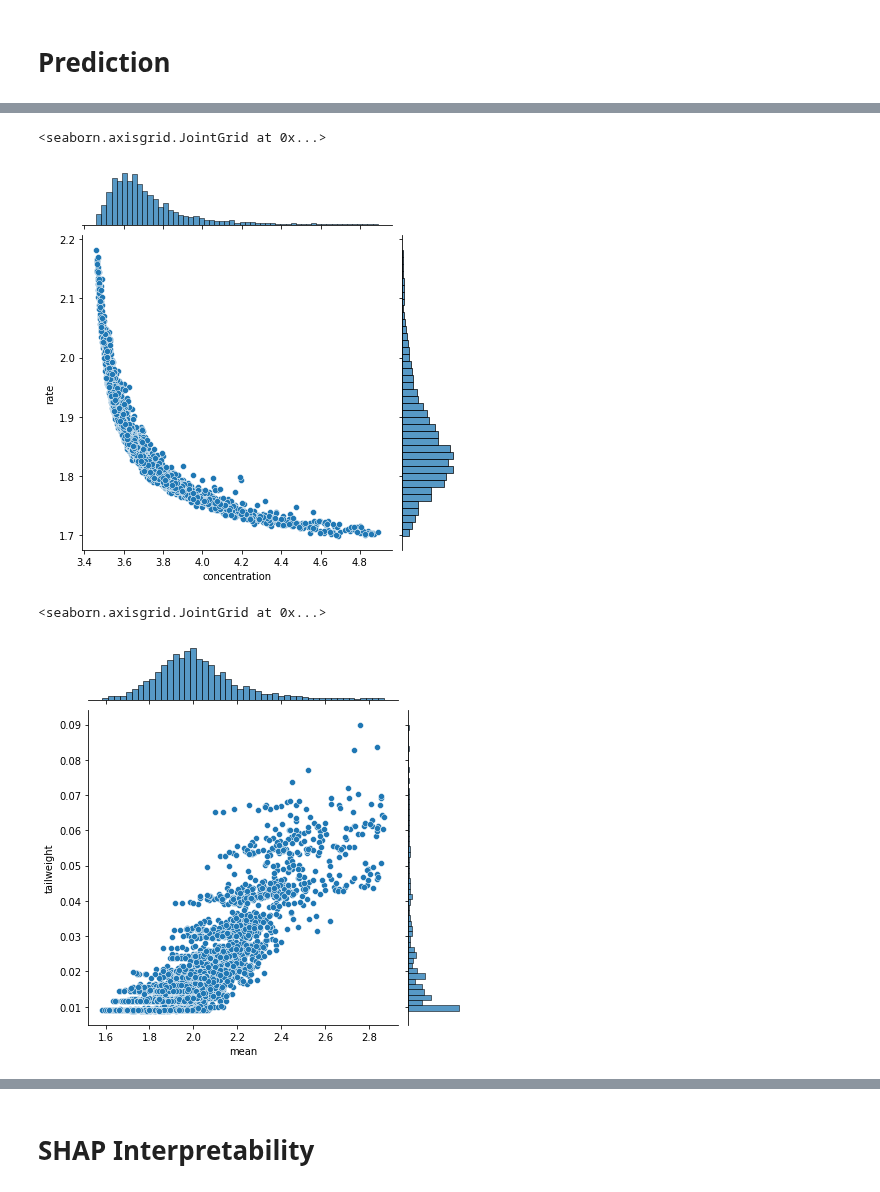
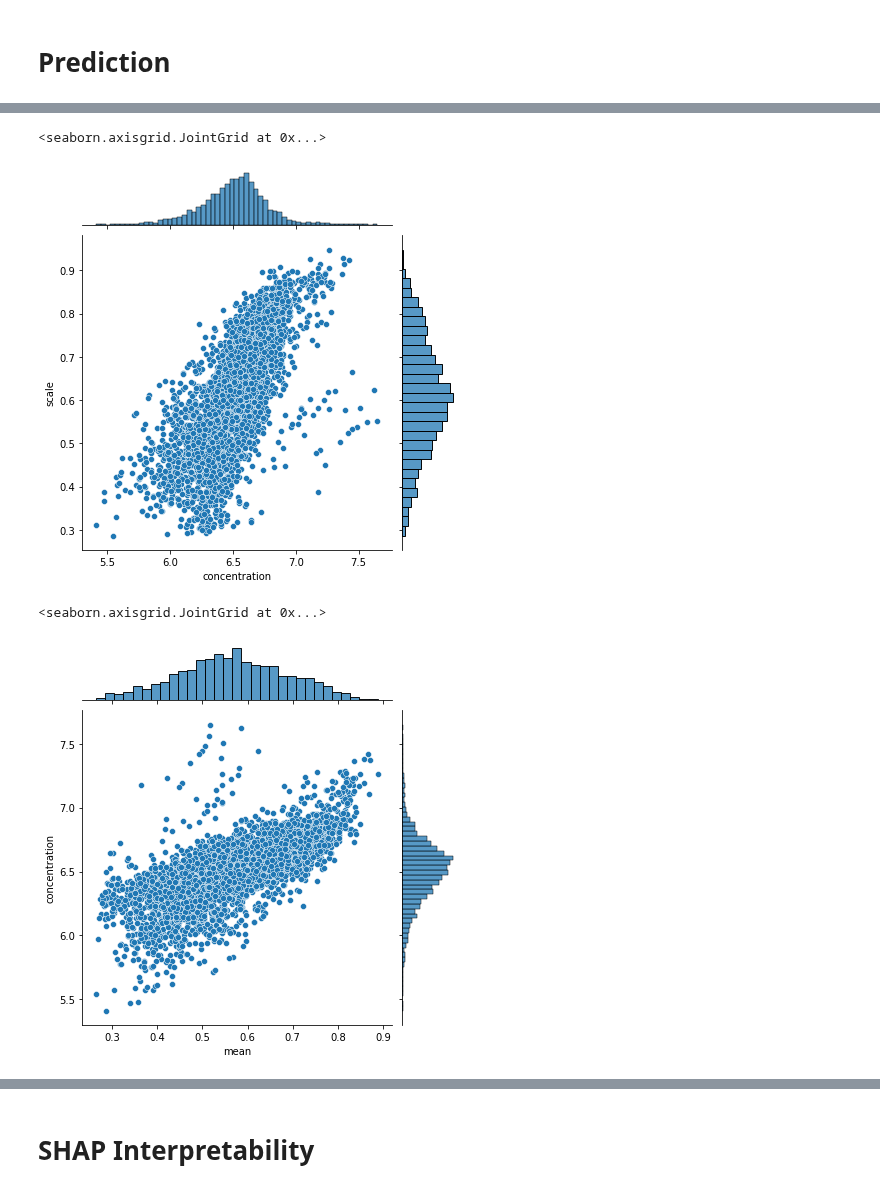
Before and after one commit to StatMixedML/XGBoostLSS, a Jupyter notebook: docs/examples/LambertWGamma_Regression_CaliforniaHousing.ipynb, the cells around one changed output, grey strips where cells are left out. Saved outputs shown, nothing was run; the diff lists cells and outputs as text; code cells hidden in the pictures.

Commit message:
change order of scale/conc

```diff
--- a/docs/examples/LambertWGamma_Regression_CaliforniaHousing.ipynb
+++ b/docs/examples/LambertWGamma_Regression_CaliforniaHousing.ipynb
@@ -69,12 +87,12 @@ Any XGBoost hyperparameter can be tuned, where the structure of the parameter di
 Depending on which parameters are optimized, it might happen that some of them are not used, e.g., when {"booster":  ["categorical", ["gbtree", "gblinear"]]} and {"max_depth": ["int", 1, 10, False]} are specified, max_depth is not used when gblinear is sampled, since it has no such argument.
 # %%
 param_dict = {
-    "eta":              ["float", {"low": 1e-5,   "high": 1,     "log": True}],
-    "max_depth":        ["int",   {"low": 1,      "high": 10,    "log": False}],
-    "gamma":            ["float", {"low": 1e-8,   "high": 40,    "log": True}],
-    "subsample":        ["float", {"low": 0.2,    "high": 1.0,   "log": False}],
+    "eta":              ["float", {"low": 0.01,   "high": 1,     "log": True}],
+    "max_depth":        ["int",   {"low": 3,      "high": 8,    "log": False}],
+    "gamma":            ["float", {"low": 0.01,   "high": 10,    "log": True}],
+    "subsample":        ["float", {"low": 0.5,    "high": 1.0,   "log": False}],
     "colsample_bytree": ["float", {"low": 0.2,    "high": 1.0,   "log": False}],
-    "min_child_weight": ["float", {"low": 1e-8,   "high": 500,   "log": True}],
+    "min_child_weight": ["float", {"low": 1,   "high": 10,   "log": True}],
     "booster":          ["categorical", ["gbtree"]],
     # "tree_method":    ["categorical", ["auto", "approx", "hist", "gpu_hist"]],
     # "gpu_id":         ["none", [0]]
@@ -84,12 +102,12 @@ np.random.seed(123)
 opt_param = xgblss.hyper_opt(param_dict,
                              dtrain,
                              num_boost_round=100,        # Number of boosting iterations.
-                             nfold=5,                    # Number of cv-folds.
+                             nfold=2,                    # Number of cv-folds.
                              early_stopping_rounds=20,   # Number of early-stopping rounds
-                             max_minutes=5,              # Time budget in minutes, i.e., stop study after the given number of minutes.
+                             max_minutes=6,              # Time budget in minutes, i.e., stop study after the given number of minutes.
                              n_trials=None,              # The number of trials. If this argument is set to None, there is no limitation on the number of trials.
                              silence=False,              # Controls the verbosity of the trail, i.e., user can silence the outputs of the trail.
                              seed=123,                   # Seed used to generate cv-folds.
-                             hp_seed=None                # Seed for random number generator used in the Bayesian hyperparameter search.
+                             hp_seed=2                # Seed for random number generator used in the Bayesian hyperparameter search.
                             )
 # %% [output]
@@ -132,7 +151,7 @@ torch.manual_seed(123)
 
 # Number of samples to draw from predicted distribution
 n_samples = 1000
-quant_sel = [0.05, 0.95] # Quantiles to calculate from predicted distribution
+quant_sel = [0.05, 0.5, 0.95] # Quantiles to calculate from predicted distribution
 
 # Sample from predicted distribution
 pred_samples = xgblss.predict(dtest,
@@ -180,13 +199,20 @@ pred_params.head()
-# %%
-pred_params["mean"] = pred_params["concentration"] / pred_params["rate"]
-pred_params["var"] = pred_params["mean"] / pred_params["rate"]
+# %%
+# Gamma
+#pred_params["mean"] = pred_params["concentration"] / pred_params["rate"]
+#pred_params["var"] = pred_params["mean"] / pred_params["rate"]
+
+# Weibull
+import scipy.special
+pred_params["median"] = pred_quantiles["quant_0.5"]
+pred_params["mean"] = pred_params["scale"] * scipy.special.gamma(1. + 1 / pred_params["concentration"])# / pred_params["rate"]
+pred_params["mean_sample"] = pred_samples.mean(axis=1)
 # %%
-sns.jointplot(data=pred_params, x="concentration", y="rate")
+sns.jointplot(data=pred_params, x="concentration", y="scale")
 # %% [output]
 <seaborn.axisgrid.JointGrid at 0x...>
-[figure, old version]
+[figure, new version]
 # %%
-sns.jointplot(data=pred_params, x="mean", y="tailweight")
+sns.jointplot(data=pred_params, x="mean", y="concentration")
 # %% [output]
 <seaborn.axisgrid.JointGrid at 0x...>
-[figure, old version]
+[figure, new version]
```
Also changed, not shown: parts of 20 cells of this notebook, 3 other files.
